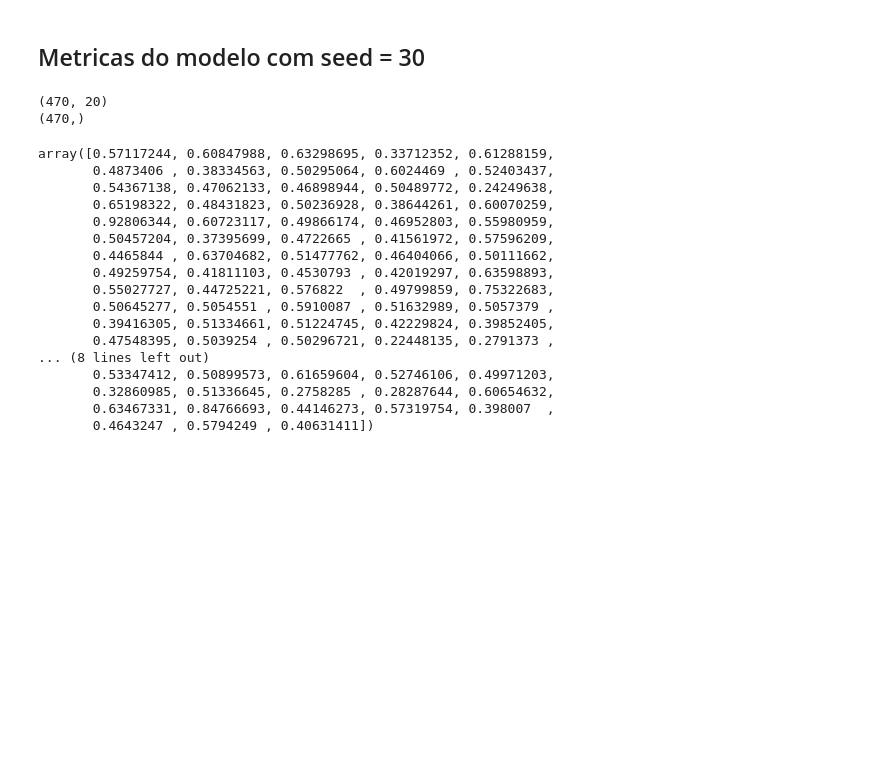
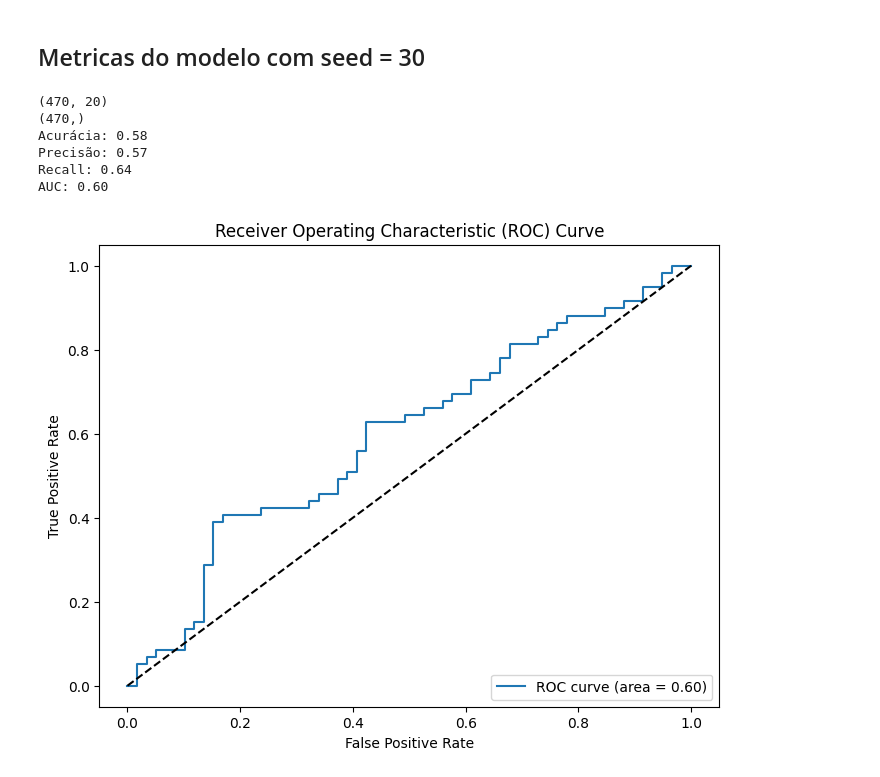
Before and after one commit to Ronildo22/ML_ClassificacaoDepressao, a Jupyter notebook: A3Modelo_RegressaoLinear.ipynb, the cells around one changed output. Saved outputs shown, nothing was run; the diff lists cells and outputs as text; code cells hidden in the pictures; blank space fills up the shorter version.

```diff
--- a/A3Modelo_RegressaoLinear.ipynb
+++ b/A3Modelo_RegressaoLinear.ipynb
@@ -171,11 +171,44 @@ model.fit(x_train, y_train)
 
 # Fazendo previsões com os dados de teste
 pred = model.predict(x_test)
-pred
 
 
-# acuracia = accuracy_score(y_test, pred)
-# acuracia = acuracia * 100
+threshold = 0.5
+pred_binary = np.where(pred >= threshold, 1, 0)  # Aplicar o limiar para transformar em binário
+
+# Calculando e exibindo as métricas após a binarização das previsões
+accuracy = accuracy_score(y_test, pred_binary)
+precision = precision_score(y_test, pred_binary)
+recall = recall_score(y_test, pred_binary)
+auc = roc_auc_score(y_test, pred)  # AUC usando as previsões contínuas
+
+print(f'Acurácia: {accuracy:.2f}')
+print(f'Precisão: {precision:.2f}')
+print(f'Recall: {recall:.2f}')
+print(f'AUC: {auc:.2f}')
+
+# Curva ROC após a binarização das previsões
+fpr, tpr, thresholds = roc_curve(y_test, pred)
+plt.figure(figsize=(8, 6))
+plt.plot(fpr, tpr, label='ROC curve (area = %0.2f)' % auc)
+plt.plot([0, 1], [0, 1], 'k--')  # Linha diagonal
+plt.xlabel('False Positive Rate')
+plt.ylabel('True Positive Rate')
+plt.title('Receiver Operating Characteristic (ROC) Curve')
+plt.legend(loc='lower right')
+plt.show()
+
+
+# scaler = MinMaxScaler(feature_range=(0, 1))
+# pred_scaled = scaler.fit_transform(pred.reshape(-1, 1))
+
+# print(pred_scaled)
+
+# print(y_test)
+
+
+# acuracia = accuracy_score(y_test, pred_scaled)
+
 
 # recall = recall_score(y_test, pred)
 # recall = recall * 100
@@ -189,47 +222,35 @@ pred
 # mae = mean_absolute_error(y_test, pred)
 # mae = mae * 100
 
 # mse = mean_squared_error(y_test, pred)
 # mse = mse * 100
 
 # rmse = np.sqrt(mse)
 # rmse
 
 
 # print('========== Metricas do modelo ==========')
 # print(f'Acuracia: {acuracia:.0f}%')
 # print(f'Recall: {recall:.0f}%')
 # print(f'Precisao: {precisao:.2f}%')
 # print(f'F1-score: {f1:.2f}%')
 # print(f"Erro Absoluto Médio (MAE): {mae:.0f}%",)
 # print(f"Erro Quadrático Médio (MSE): {mse:.0f}%")
 # print(f"Raiz do Erro Quadrático Médio (RMSE): {rmse:.2f}")
 
 # # Plotando os dados e a linha de regressão
 # plt.scatter(x, y, color='blue', label='Dados reais')
 # plt.plot(x, model.predict(x), color='red', label='Regressão Linear')
 # plt.xlabel('Variável independente')
 # plt.ylabel('Variável dependente')
 # plt.legend()
 # plt.title('Regressão Linear em Python')
 # plt.show()
 # %% [output]
 (470, 20)
 (470,)
+Acurácia: 0.58
+Precisão: 0.57
+Recall: 0.64
+AUC: 0.60
-array([0.57117244, 0.60847988, 0.63298695, 0.33712352, 0.61288159,
-       0.4873406 , 0.38334563, 0.50295064, 0.6024469 , 0.52403437,
-       0.54367138, 0.47062133, 0.46898944, 0.50489772, 0.24249638,
-       0.65198322, 0.48431823, 0.50236928, 0.38644261, 0.60070259,
-       0.92806344, 0.60723117, 0.49866174, 0.46952803, 0.55980959,
-       0.50457204, 0.37395699, 0.4722665 , 0.41561972, 0.57596209,
-       0.4465844 , 0.63704682, 0.51477762, 0.46404066, 0.50111662,
-       0.49259754, 0.41811103, 0.4530793 , 0.42019297, 0.63598893,
-       0.55027727, 0.44725221, 0.576822  , 0.49799859, 0.75322683,
-       0.50645277, 0.5054551 , 0.5910087 , 0.51632989, 0.5057379 ,
-       0.39416305, 0.51334661, 0.51224745, 0.42229824, 0.39852405,
-       0.47548395, 0.5039254 , 0.50296721, 0.22448135, 0.2791373 ,
-... (8 lines left out)
-       0.53347412, 0.50899573, 0.61659604, 0.52746106, 0.49971203,
-       0.32860985, 0.51336645, 0.2758285 , 0.28287644, 0.60654632,
-       0.63467331, 0.84766693, 0.44146273, 0.57319754, 0.398007  ,
-       0.4643247 , 0.5794249 , 0.40631411])
+[figure, added]
```
Also changed, not shown: 2 other files.
